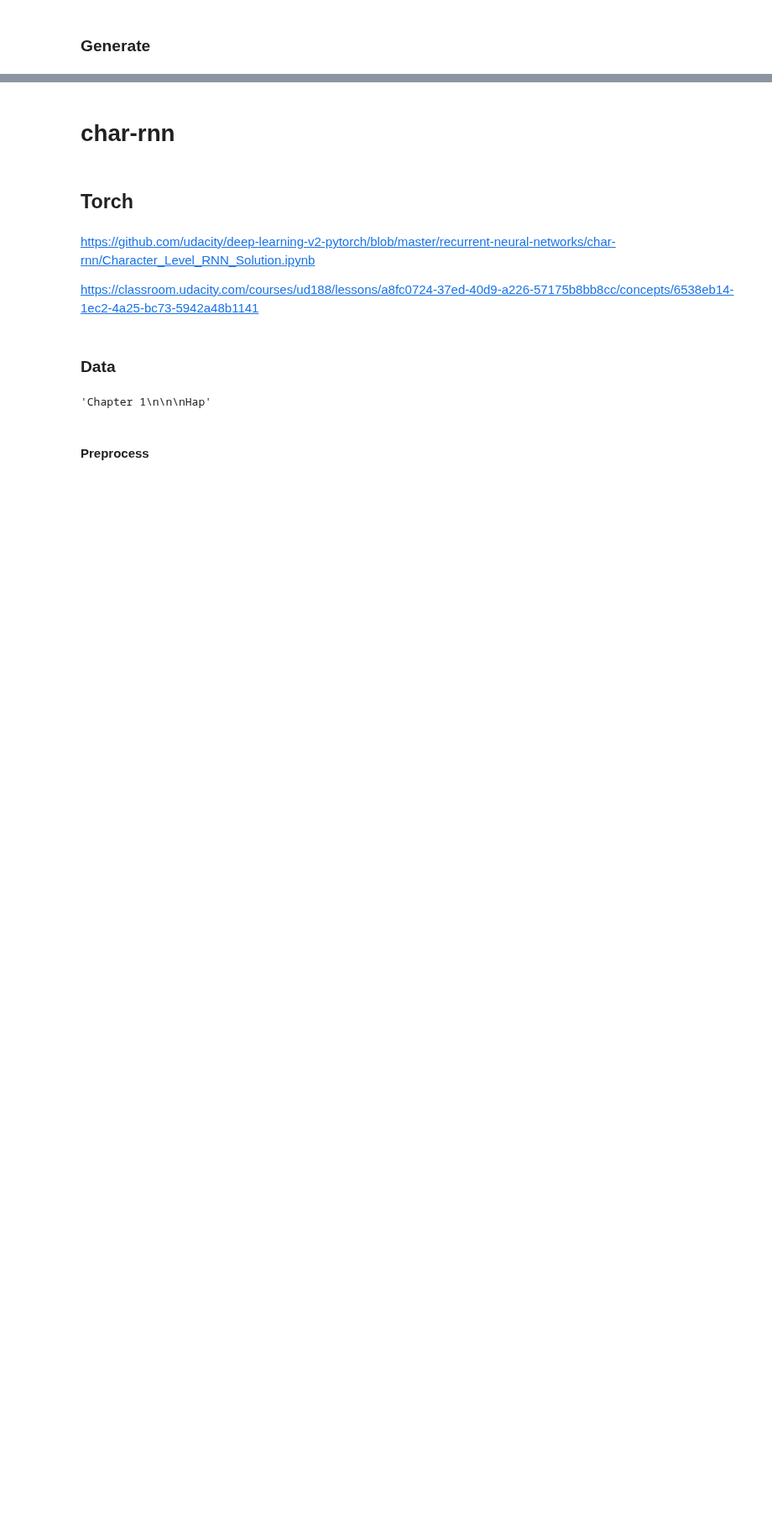
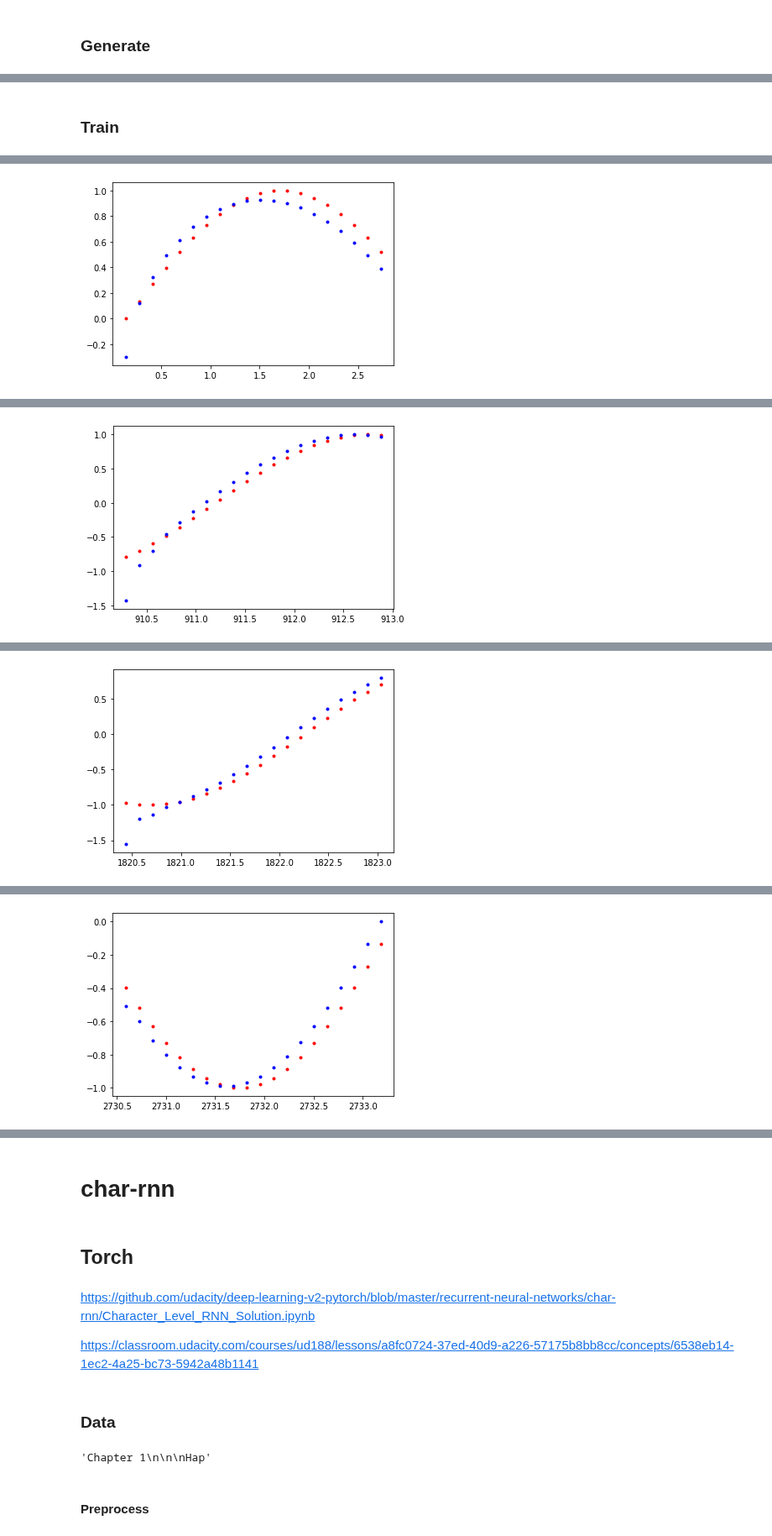
Before and after one commit to hoihui/nlp, a Jupyter notebook: SequenceToNumbers.ipynb, the cells around one changed output, grey strips where cells are left out. Shown at 84% size. Drawn from its saved outputs; the diff is of its cells as text; code cells hidden in the pictures; blank space fills up the shorter version.

```diff
--- a/SequenceToNumbers.ipynb
+++ b/SequenceToNumbers.ipynb
@@ -142,0 +164,8 @@ plt.plot(range(len(y)),y,'.')
+# %%
+model = tf.keras.models.Sequential([
+    tf.keras.layers.LSTM(32, return_sequences=True, activation='tanh',stateful=True,batch_input_shape=(1,None, 1)) ,
+    tf.keras.layers.LSTM(32, return_sequences=True, activation='tanh',stateful=True),
+    tf.keras.layers.TimeDistributed(tf.keras.layers.Dense(1))
+])
+model.compile(loss='mse', optimizer='adam')
+model.summary()
@@ -142,0 +199,23 @@ plt.plot(range(len(y)),y,'.')
+# %% [markdown]
+### Train
+# %%
+EPISODES=1000
+seqlen=20
+stepsize=0.87*np.pi
+
+hidden = None
+for e in range(EPISODES):
+    time_steps = np.linspace(e*stepsize, (e+1)*stepsize, seqlen+1)
+    data = np.sin(time_steps)
+    X = data[:-1].reshape(1,seqlen,1) # gives batch_size dim of 1
+    y = data[1:].reshape(1,seqlen,1)
+
+    loss=model.train_on_batch(X,y)
+#     model.fit(X,y,verbose=0)
+
+    if e%(EPISODES//3) == 0:
+        print('Loss: ', loss)
+        plt.plot(time_steps[1:], X.flatten(), 'r.') # input
+        plt.plot(time_steps[1:], model.predict(X).flatten(), 'b.') # predictions
+        plt.show()
+# %% [output]
@@ -142,0 +223 @@ plt.plot(range(len(y)),y,'.')
+[figure, added]
@@ -142,0 +225 @@ plt.plot(range(len(y)),y,'.')
+[figure, added]
@@ -142,0 +227 @@ plt.plot(range(len(y)),y,'.')
+[figure, added]
@@ -142,0 +229 @@ plt.plot(range(len(y)),y,'.')
+[figure, added]
```
Also changed, not shown: parts of 21 cells of this notebook, 1 other file.
